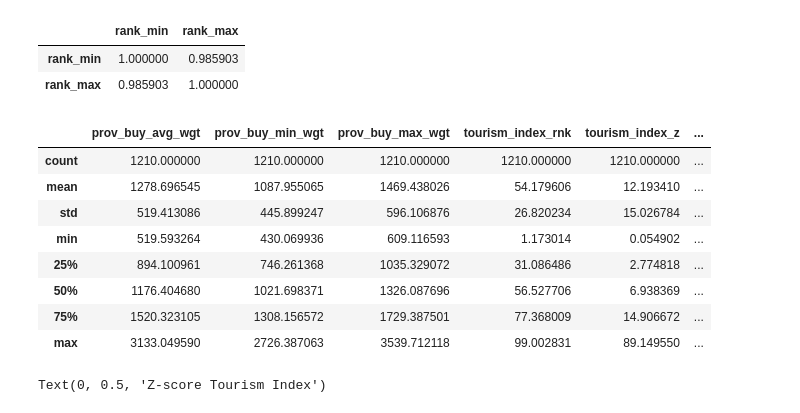
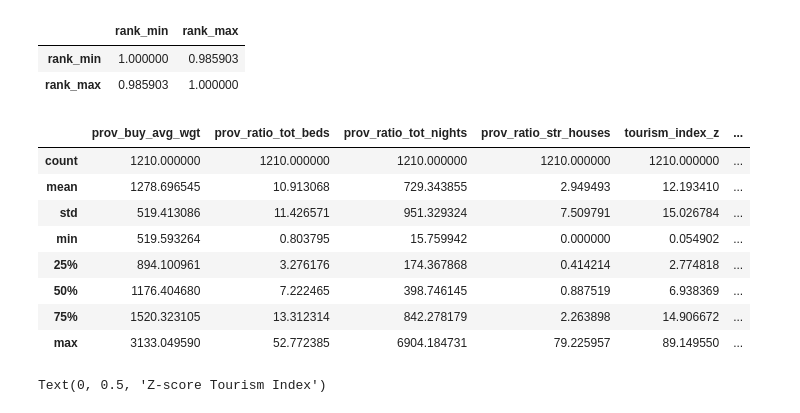
Before and after one commit to FrancescoCorti/Housing_Project, a Jupyter notebook: code/3_0_enginnering.ipynb, the cells around one changed output. Saved outputs shown, nothing was run; the diff lists cells and outputs as text; code cells hidden in the pictures.

```diff
--- a/code/3_0_enginnering.ipynb
+++ b/code/3_0_enginnering.ipynb
@@ -305,15 +307,21 @@ min          1.173014
 max         99.002831
 Name: tourism_index_rnk, dtype: float64
 # %%
-# compute z-score as a tourist index - consider ratio variables in prov cities
-def z_score(x):
-    return 100 * (x - x.min()) / (x.max() - x.min())
+# Step 1: define a function to compute z-score then rescale 0-100
+def zscore_rescale(x):
+    # compute z-score
+    z = (x - x.mean()) / x.std(ddof=0)
+    # rescale to 0-100
+    z_min = z.min()
+    z_max = z.max()
+    return 100 * (z - z_min) / (z_max - z_min)
 
+# Apply to your tourism variables by year
 df['tourism_index_z'] = (
     df
-    .groupby('year')[vars_tourism]
-    .transform(z_score)
-    .mean(axis=1)
+    .groupby('year')[vars_tourism]   # vars_tourism = list of columns
+    .transform(zscore_rescale)
+    .mean(axis=1)                    # average across tourism variables
 )
 # %%
 df['tourism_index_z'].describe()
@@ -487,31 +507,27 @@ df_prov[['rank_min', 'rank_max']].corr()
 # %%
 df_prov[[
     'prov_buy_avg_wgt',
-    'prov_buy_min_wgt',
-    'prov_buy_max_wgt',
-    'tourism_index_rnk',
-    'tourism_index_z',
+    'prov_ratio_tot_beds',
     'prov_ratio_tot_nights',
     'prov_ratio_str_houses',
+    'tourism_index_z',
     'prov_population',
     'reg_age_avg',
     'prov_immigration',
     'prov_median_income_wgt',
     'prov_unemployment',
     'real_gdp',
-    'interest_rate',
-    'cpi_index'
-]].describe()
+    'interest_rate']].describe()
 # %% [output]
-|  | prov_buy_avg_wgt | prov_buy_min_wgt | prov_buy_max_wgt | tourism_index_rnk | tourism_index_z | ... |
+|  | prov_buy_avg_wgt | prov_ratio_tot_beds | prov_ratio_tot_nights | prov_ratio_str_houses | tourism_index_z | ... |
 | count | 1210.000000 | 1210.000000 | 1210.000000 | 1210.000000 | 1210.000000 | ... |
-| mean | 1278.696545 | 1087.955065 | 1469.438026 | 54.179606 | 12.193410 | ... |
-| std | 519.413086 | 445.899247 | 596.106876 | 26.820234 | 15.026784 | ... |
-| min | 519.593264 | 430.069936 | 609.116593 | 1.173014 | 0.054902 | ... |
-| 25% | 894.100961 | 746.261368 | 1035.329072 | 31.086486 | 2.774818 | ... |
-| 50% | 1176.404680 | 1021.698371 | 1326.087696 | 56.527706 | 6.938369 | ... |
-| 75% | 1520.323105 | 1308.156572 | 1729.387501 | 77.368009 | 14.906672 | ... |
-| max | 3133.049590 | 2726.387063 | 3539.712118 | 99.002831 | 89.149550 | ... |
+| mean | 1278.696545 | 10.913068 | 729.343855 | 2.949493 | 12.193410 | ... |
+| std | 519.413086 | 11.426571 | 951.329324 | 7.509791 | 15.026784 | ... |
+| min | 519.593264 | 0.803795 | 15.759942 | 0.000000 | 0.054902 | ... |
+| 25% | 894.100961 | 3.276176 | 174.367868 | 0.414214 | 2.774818 | ... |
+| 50% | 1176.404680 | 7.222465 | 398.746145 | 0.887519 | 6.938369 | ... |
+| 75% | 1520.323105 | 13.312314 | 842.278179 | 2.263898 | 14.906672 | ... |
+| max | 3133.049590 | 52.772385 | 6904.184731 | 79.225957 | 89.149550 | ... |
 # %%
 plt.figure(figsize=(10,6))
 sns.scatterplot(data=df_prov, x='tourism_index_rnk', y='tourism_index_z')
```
Also changed, not shown: parts of 9 cells of this notebook, 2 other files.
